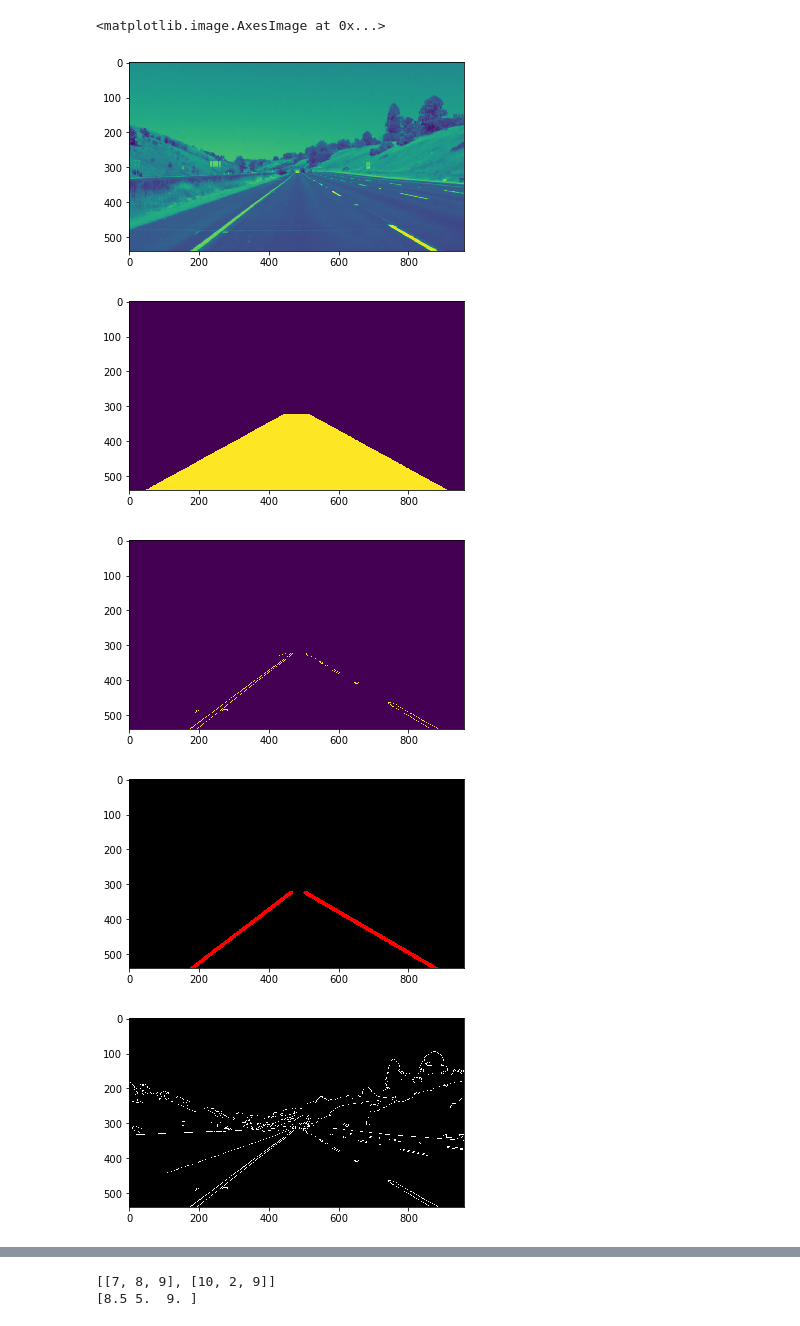
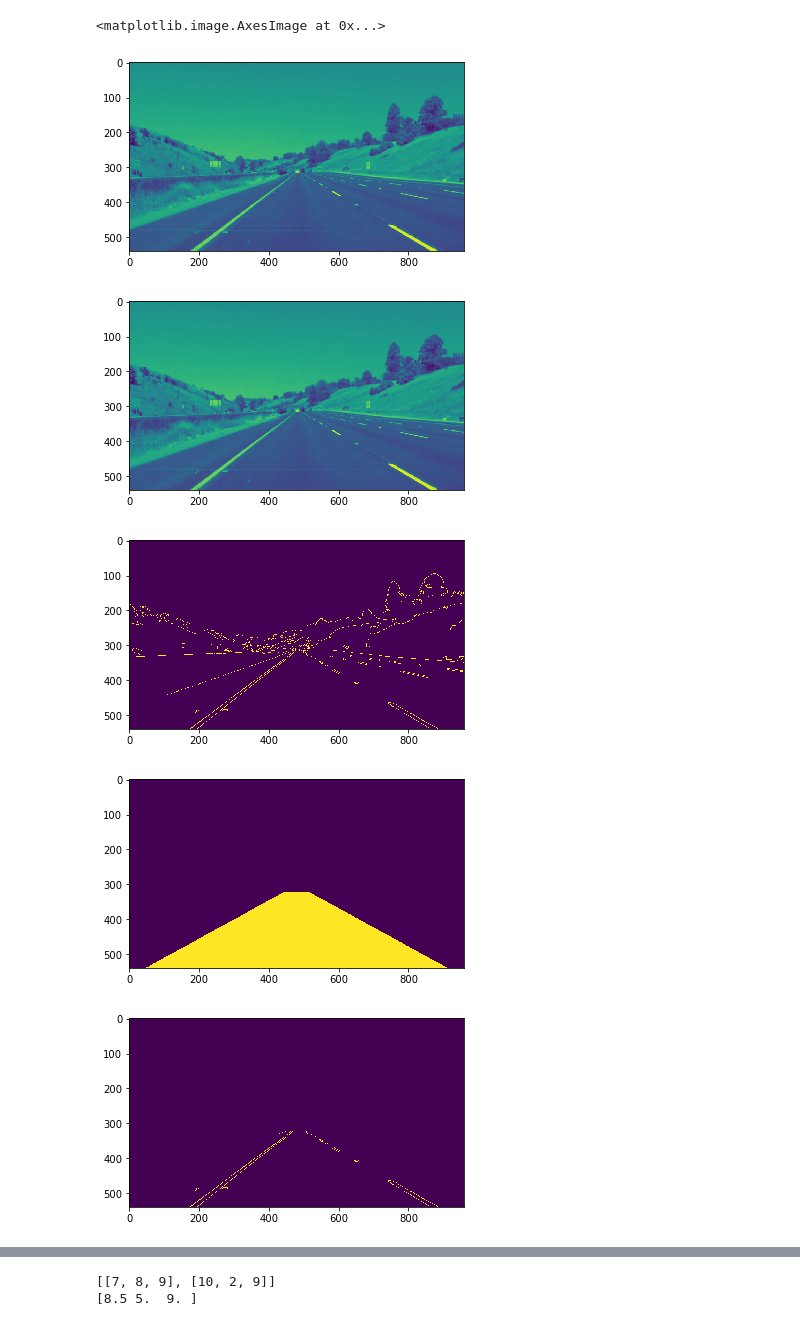
Before and after one commit to faabdal1/Udacity_nanodegree, a Jupyter notebook: Project_1_Finding_lanes/Test.ipynb, the cells around one changed output, grey strips where cells are left out. Drawn from its saved outputs; the diff is of its cells as text; code cells hidden in the pictures.

```diff
--- a/Project_1_Finding_lanes/Test.ipynb
+++ b/Project_1_Finding_lanes/Test.ipynb
@@ -17,10 +17,17 @@ plt.imshow(gray)
 kernel_size = 5
 blur_gray = cv2.GaussianBlur(gray,(kernel_size, kernel_size),0)
 
+plt.figure()
+plt.imshow(gray)
+
 # Define our parameters for Canny and apply
 low_threshold = 50
 high_threshold = 150
 edges = cv2.Canny(blur_gray, low_threshold, high_threshold)
+
+plt.figure()
+plt.imshow(edges)
+
 
 # Next we'll create a masked edges image using cv2.fillPoly()
 mask = np.zeros_like(edges)
@@ -96,34 +103,34 @@ left_cor = np.mean(left_lines, axis=0)
 if (left_cor != []):
     x1,y1,x2,y2,slope = np.mean(left_lines, axis=0)
     b = y1 - slope*x1
     y1_n = imshape[1]
     x1_n = (y1_n - b)/slope
     y2_n = (imshape[0])*3/5
     x2_n = (y2_n - b)/slope
     cv2.line(line_image,(int(x1_n),int(y1_n)),(int(x2_n),int(y2_n)),(255,0,0),10)
 plt.figure()
 
 
 plt.imshow(line_image)
 
 # Create a "color" binary image to combine with line image
 color_edges = np.dstack((edges, edges, edges))
 plt.figure()
 plt.imshow(color_edges)
 
 # Draw the lines on the edge image
 lines_edges = cv2.addWeighted(color_edges, 0.8, line_image, 1, 0)
 plt.figure()
 plt.imshow(lines_edges)
 
 #plt.imshow(image)
 # %% [output]
 (540, 960, 3)
 384.0
 [[195, 539, 469, 324, -0.7846715328467153], [176, 539, 367, 395, -0.7539267015706806], [204, 518, 399, 372, -0.7487179487179487], [372, 393, 464, 324, -0.75], [267, 481, 468, 324, -0.7810945273631841] ...
 <matplotlib.image.AxesImage at 0x...>
 [figure]
-[figure, old version]
+[figure, new version]
-[figure, old version]
+[figure, new version]
-[figure, old version]
+[figure, new version]
-[figure, old version]
+[figure, new version]
```
Also changed, not shown: parts of 1 cell of this notebook, 5 other files.
